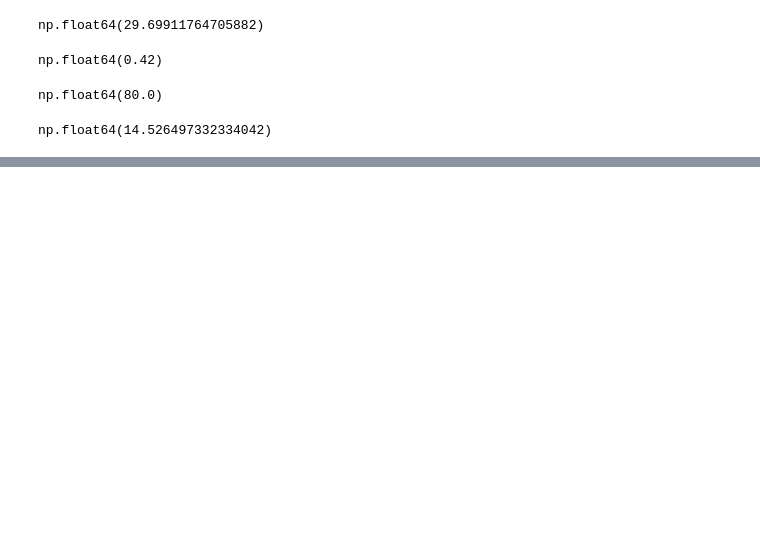
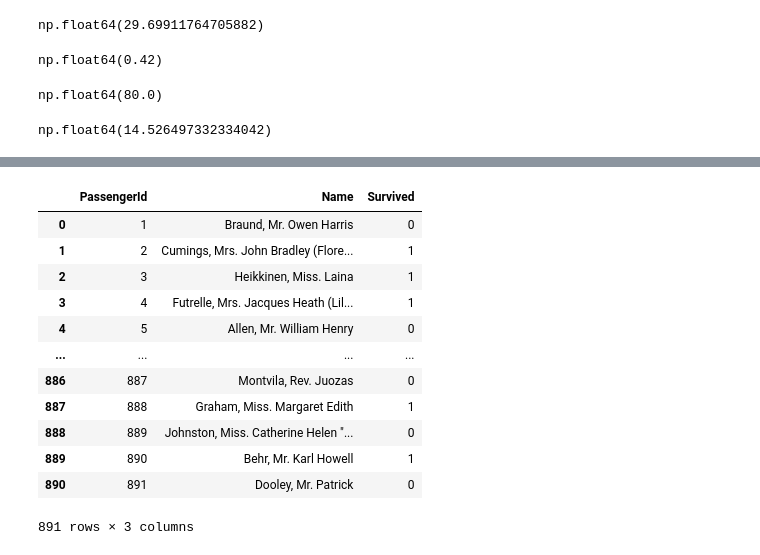
Before and after one commit to priyanship-cse/ADS_26_2026_2503201000866, a Jupyter notebook: Python/titan.ipynb, the cells around one changed output, grey strips where cells are left out. Drawn from its saved outputs; the diff is of its cells as text; code cells hidden in the pictures; blank space fills up the shorter version.

```diff
--- a/Python/titan.ipynb
+++ b/Python/titan.ipynb
@@ -166,0 +237,26 @@ np.float64(14.526497332334042)
+# %%
+df1  = data[["PassengerId" , "Name"]]
+df2  = data[["PassengerId" , "Survived"]]
+
+result = pd.merge(
+    df1,df2,on ="PassengerId", how = "inner"
+)
+
+pd.merge(df1,df2,how = "inner")
+pd.merge(df1,df2,how = "left")
+pd.merge(df1,df2,how = "right")
+pd.merge(df1,df2,how = "outer")
+# %% [output]
+|  | PassengerId | Name | Survived |
+| 0 | 1 | Braund, Mr. Owen Harris | 0 |
+| 1 | 2 | Cumings, Mrs. John Bradley (Flore... | 1 |
+| 2 | 3 | Heikkinen, Miss. Laina | 1 |
+| 3 | 4 | Futrelle, Mrs. Jacques Heath (Lil... | 1 |
+| 4 | 5 | Allen, Mr. William Henry | 0 |
+| ... | ... | ... | ... |
+| 886 | 887 | Montvila, Rev. Juozas | 0 |
+| 887 | 888 | Graham, Miss. Margaret Edith | 1 |
+| 888 | 889 | Johnston, Miss. Catherine Helen "... | 0 |
+| 889 | 890 | Behr, Mr. Karl Howell | 1 |
+| 890 | 891 | Dooley, Mr. Patrick | 0 |
+891 rows × 3 columns
```
Also changed, not shown: parts of 9 cells of this notebook, 2 other files.
